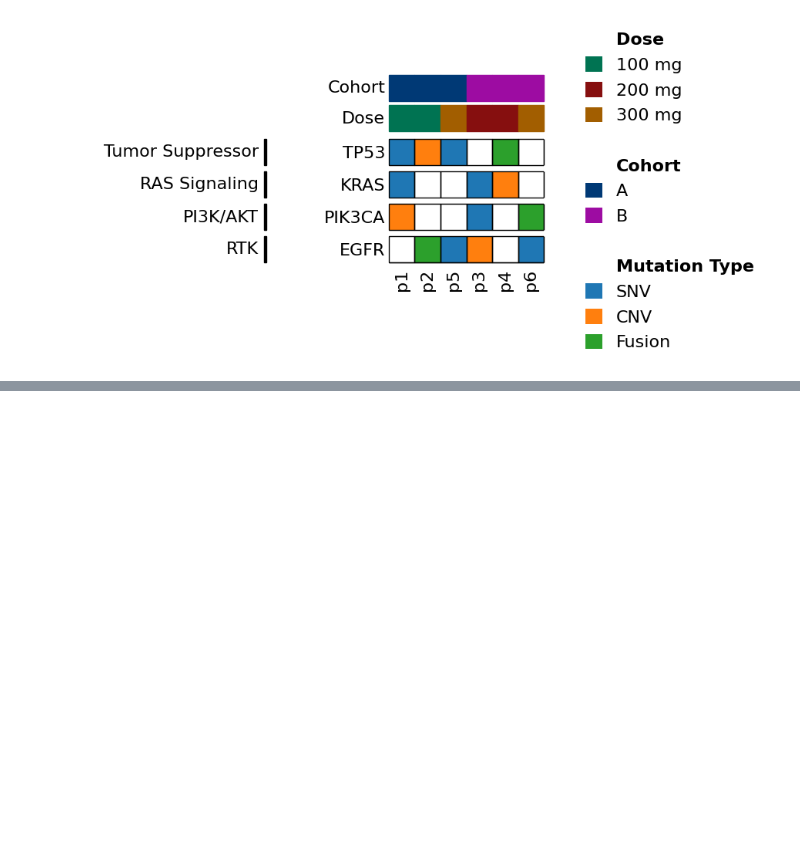
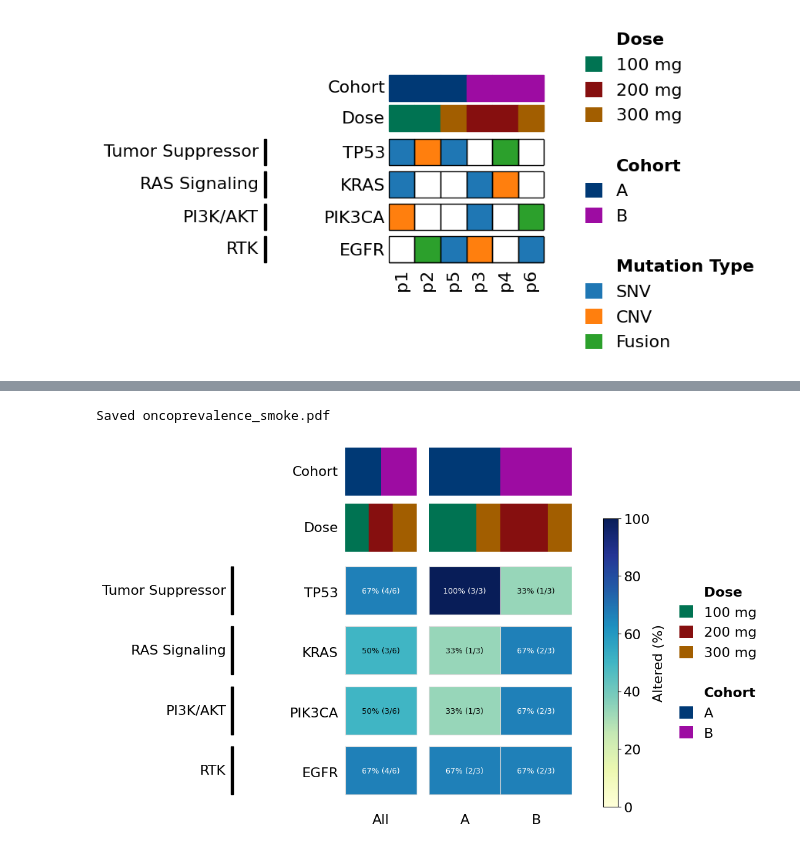
Before and after one commit to vic-cheung/bioviz-kit, a Jupyter notebook: examples/minimal_bioviz_smoke.ipynb, the cells around one changed output, grey strips where cells are left out. Drawn from its saved outputs; the diff is of its cells as text; code cells hidden in the pictures; blank space fills up the shorter version.

```diff
--- a/examples/minimal_bioviz_smoke.ipynb
+++ b/examples/minimal_bioviz_smoke.ipynb
@@ -511,0 +518,43 @@ Saved oncoplot_with_right_summary_bars.pdf
+# %%
+# 7) Aggregate prevalence heatmap with pathway labels and top annotations
+# `cmap` is customizable here, and `all_column_gap` adds a small break after the All column only.
+agg_cfg = OncoplotConfig(
+    x_col="Patient_ID",
+    y_col="Gene",
+    value_col="Variant_type",
+    row_group_col="Pathway",
+    heatmap_annotation=heat_ann,
+    top_annotations={"Cohort": top_ann, "Dose": dose_ann},
+    top_annotation_order=["Cohort", "Dose"],
+    legend_category_order=["Dose"],
+    figsize=(11, 6.5),
+    auto_adjust_cell_size=False,
+    cell_aspect=1.25,
+    axes_aspect_mode="auto",
+    show_column_labels=True,
+)
+
+fig_prevalence = OncoPrevalencePlotter(
+    mut_df,
+    agg_cfg,
+    row_groups=row_groups,
+    row_groups_color_dict=row_groups_color_dict,
+    group_by=["Cohort"],
+    show_all=True,
+    all_column_gap=0.22,
+    percent_decimals=0,
+    show_total_counts=True,
+    label_fontsize=9,
+    cmap="YlGnBu",
+).plot()
+
+fig_prevalence.savefig(
+    "oncoprevalence_smoke.pdf",
+    bbox_inches="tight",
+    pad_inches=0.1,
+    dpi=150,
+)
+print("Saved oncoprevalence_smoke.pdf")
+# %% [output]
+Saved oncoprevalence_smoke.pdf
+[figure, added]
```
Also changed, not shown: parts of 4 cells of this notebook, 3 other files.
